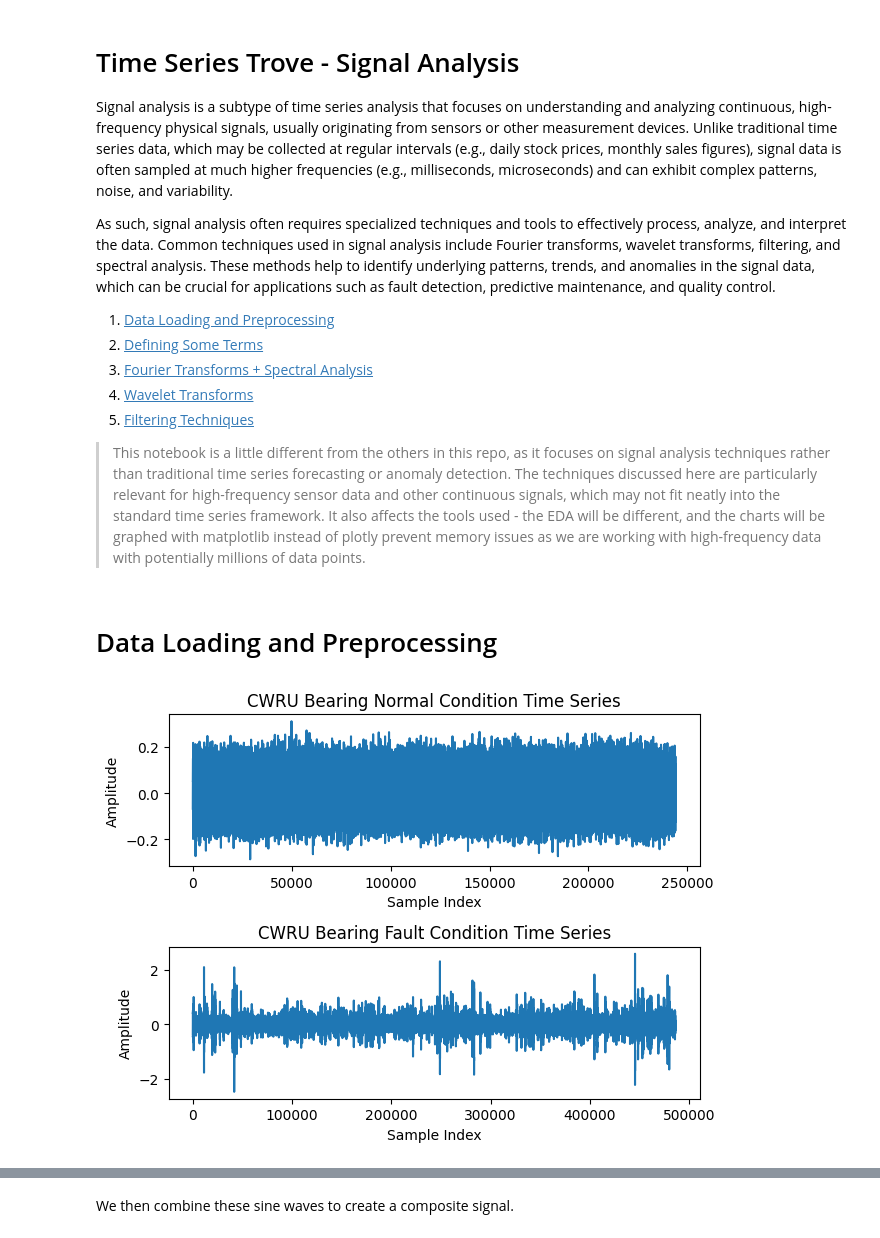
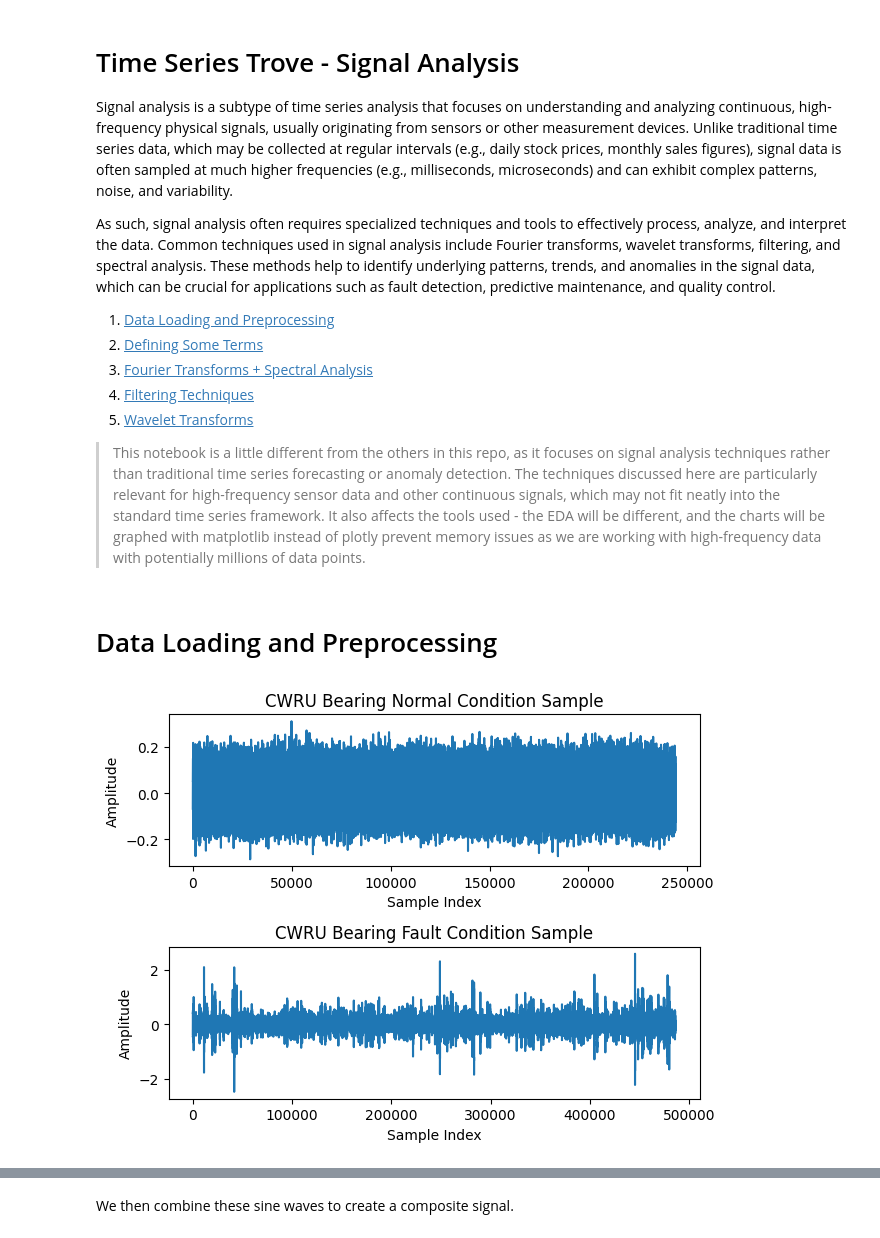
Before and after one commit to cwhitz/ts-trove, a Jupyter notebook: notebooks/signal_analysis.ipynb, the cells around one changed output, grey strips where cells are left out. Cells and saved outputs as stored; diff of their text form; code cells hidden in the pictures.

```diff
--- a/notebooks/signal_analysis.ipynb
+++ b/notebooks/signal_analysis.ipynb
@@ -8,8 +8,8 @@ As such, signal analysis often requires specialized techniques and tools to effe
 1. [Data Loading and Preprocessing](#Data-Loading-and-Preprocessing)
 2. [Defining Some Terms](#Defining-Some-Terms)
 3. [Fourier Transforms + Spectral Analysis](#Fourier-Transforms-+-Spectral-Analysis)
-4. [Wavelet Transforms](#Wavelet-Transforms)
-5. [Filtering Techniques](#Filtering-Techniques)
+4. [Filtering Techniques](#Filtering-Techniques)
+5. [Wavelet Transforms](#Wavelet-Transforms)
 
 > This notebook is a little different from the others in this repo, as it focuses on signal analysis techniques rather than traditional time series forecasting or anomaly detection. The techniques discussed here are particularly relevant for high-frequency sensor data and other continuous signals, which may not fit neatly into the standard time series framework. It also affects the tools used - the EDA will be different, and the charts will be graphed with matplotlib instead of plotly prevent memory issues as we are working with high-frequency data with potentially millions of data points.
 # %%
@@ -42,17 +42,17 @@ ts_fault = load_mat_ts_data(path / cwru_faults[0], '_DE_time')
 # %%
 plt.subplot(2, 1, 1)
 plt.plot(ts_normal)
-plt.title("CWRU Bearing Normal Condition Time Series")
+plt.title("CWRU Bearing Normal Condition Sample")
 plt.xlabel("Sample Index")
 plt.ylabel("Amplitude")
 plt.subplot(2, 1, 2)
 plt.plot(ts_fault)
-plt.title("CWRU Bearing Fault Condition Time Series")
+plt.title("CWRU Bearing Fault Condition Sample")
 plt.xlabel("Sample Index")
 plt.ylabel("Amplitude")
 plt.tight_layout()
 # %% [output]
-[figure, old version]
+[figure, new version]
 # %% [markdown]
 # Defining Some Terms
 
```
Also changed, not shown: parts of 14 cells of this notebook.
